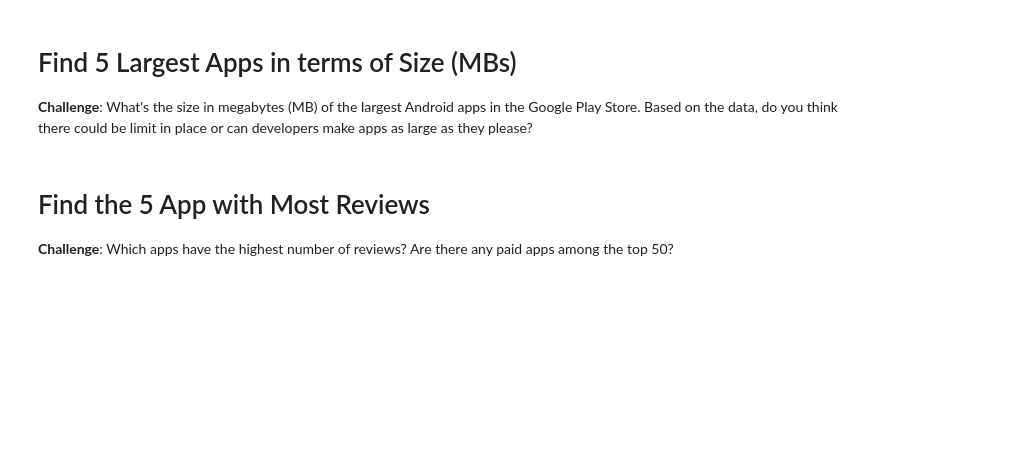
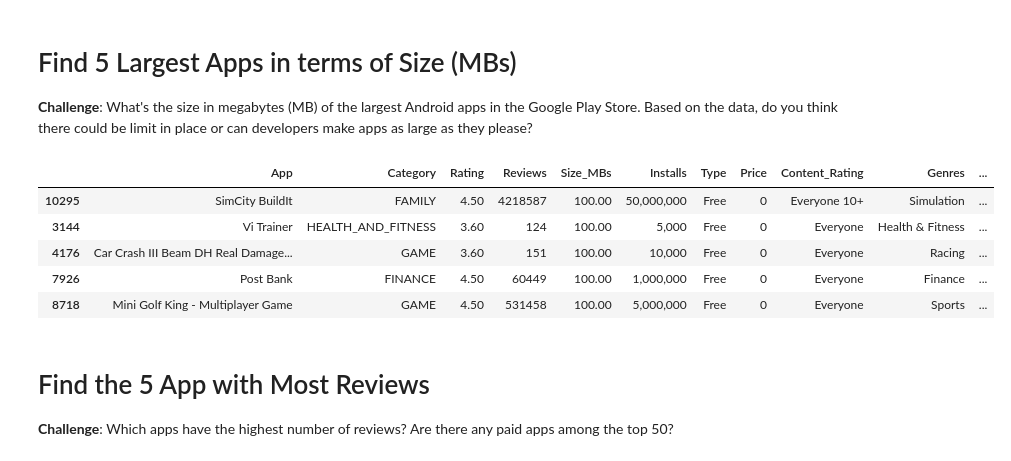
Before and after one commit to Lucasqrz1/100_Days_Of_Code, a Jupyter notebook: Day_76/Google Play Store App Analytics (start).ipynb, the cells around one changed output. Drawn from its saved outputs; the diff is of its cells as text; code cells hidden in the pictures; blank space fills up the shorter version.

```diff
--- a/Day_76/Google Play Store App Analytics (start).ipynb
+++ b/Day_76/Google Play Store App Analytics (start).ipynb
@@ -125,6 +134,15 @@ df_apps_clean.shape  # Display the shape of the cleaned DataFrame
 # Find 5 Largest Apps in terms of Size (MBs)
 
 **Challenge**: What's the size in megabytes (MB) of the largest Android apps in the Google Play Store. Based on the data, do you think there could be limit in place or can developers make apps as large as they please?
+# %%
+df_apps_clean.sort_values('Size_MBs', ascending=False).head()  # Sort by Size_MBs in descending order
+# %% [output]
+|  | App | Category | Rating | Reviews | Size_MBs | Installs | Type | Price | Content_Rating | Genres | ... |
+| 10295 | SimCity BuildIt | FAMILY | 4.50 | 4218587 | 100.00 | 50,000,000 | Free | 0 | Everyone 10+ | Simulation | ... |
+| 3144 | Vi Trainer | HEALTH_AND_FITNESS | 3.60 | 124 | 100.00 | 5,000 | Free | 0 | Everyone | Health & Fitness | ... |
+| 4176 | Car Crash III Beam DH Real Damage... | GAME | 3.60 | 151 | 100.00 | 10,000 | Free | 0 | Everyone | Racing | ... |
+| 7926 | Post Bank | FINANCE | 4.50 | 60449 | 100.00 | 1,000,000 | Free | 0 | Everyone | Finance | ... |
+| 8718 | Mini Golf King - Multiplayer Game | GAME | 4.50 | 531458 | 100.00 | 5,000,000 | Free | 0 | Everyone | Sports | ... |
 # %% [markdown]
 # Find the 5 App with Most Reviews
 
```
Also changed, not shown: parts of 2 cells of this notebook.
